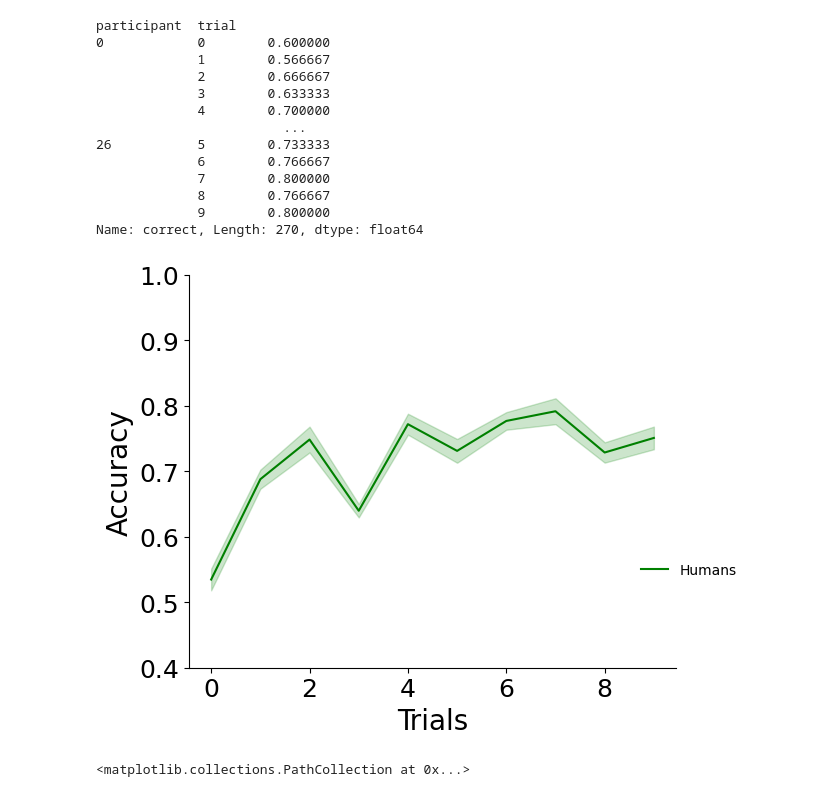
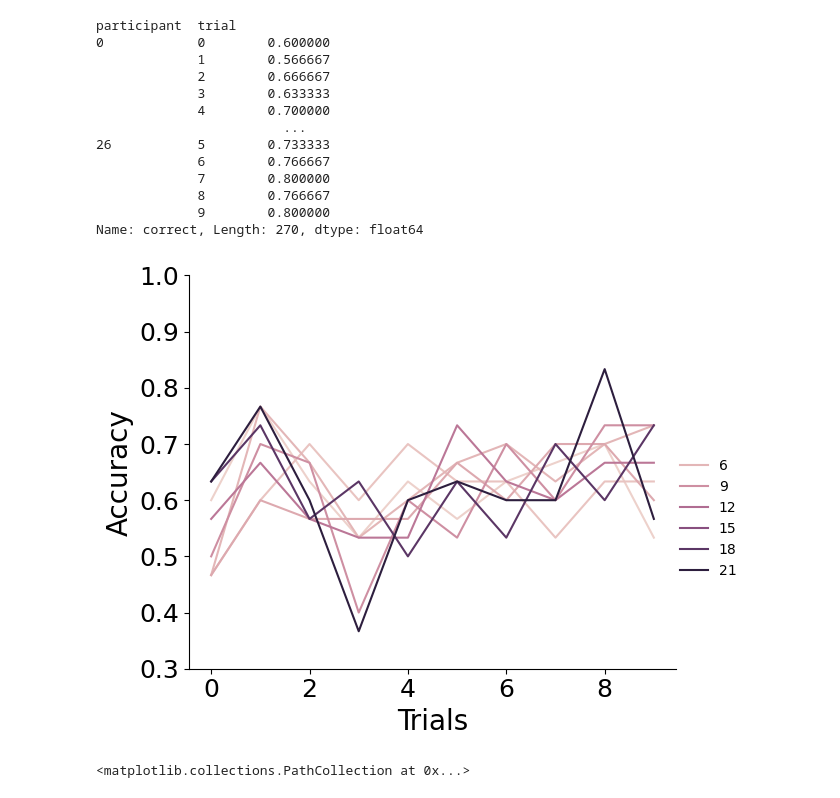
Before and after one commit to akjagadish/meta-learning-ecological-priors-from-llms, a Jupyter notebook: notebooks/sandbox.ipynb, the cells around one changed output. Drawn from its saved outputs; the diff is of its cells as text; code cells hidden in the pictures.

```diff
--- a/notebooks/sandbox.ipynb
+++ b/notebooks/sandbox.ipynb
@@ -40,25 +80,29 @@ Name: correct, Length: 270, dtype: float64
 # %%
 data = pd.read_csv('/u/ajagadish/ermi/decisionmaking/data/human/binz2022heuristics_exp4.csv')
 data['correct'] = data['choice']==data['target']
 # plot mean accuracy of participants over trials
-
-acc = data.groupby(['participant', 'trial']).correct.mean().reset_index()
+mean_acc = data.groupby('participant').correct.mean().reset_index()
+# Filter participants with mean accuracy greater than 0.5
+filtered_participants = mean_acc[mean_acc.correct > 0.6].participant
+# Filter the original data
+filtered_data = data[data.participant.isin(filtered_participants)]
+acc = filtered_data.groupby(['participant', 'trial']).correct.mean().reset_index()
 FIGSIZE = (6,5)
 FONTSIZE = 20
 f, ax = plt.subplots(1, 1, figsize=FIGSIZE)
-# sns.lineplot(data=acc, x='trial', y='correct', hue='participant', errorbar="se", ax=ax)
-sns.lineplot(data=acc, x='trial', y='correct', errorbar="se", color='g', label="Humans", ax=ax)
+sns.lineplot(data=acc, x='trial', y='correct', hue='participant', errorbar="se", ax=ax)
+# sns.lineplot(data=acc, x='trial', y='correct', errorbar="se", color='g', label="Humans", ax=ax)
 ax.set_xlabel('Trials', fontsize=FONTSIZE)
 ax.set_ylabel('Accuracy', fontsize=FONTSIZE)
 plt.yticks(fontsize=FONTSIZE-2)
 plt.xticks(fontsize=FONTSIZE-2)
-plt.ylim(0.4, 1.) # set y axis limit between 0.5 and 1.
+plt.ylim(0.3, 1.) # set y axis limit between 0.5 and 1.
 sns.despine()
 f.tight_layout()
 plt.legend(loc='lower right', bbox_to_anchor=(1.15, 0.2), frameon=False)#, fontsize=FONTSIZE - 10)
 plt.show()
 # %% [output]
-[figure, old version]
+[figure, new version]
 # %%
 aa= torch.tensor([[-4.5833e-01,  0.0000e+00],
         [-1.6667e-01, -3.8355e-01],
```
Also changed, not shown: parts of 1 cell of this notebook, 1 other file.
